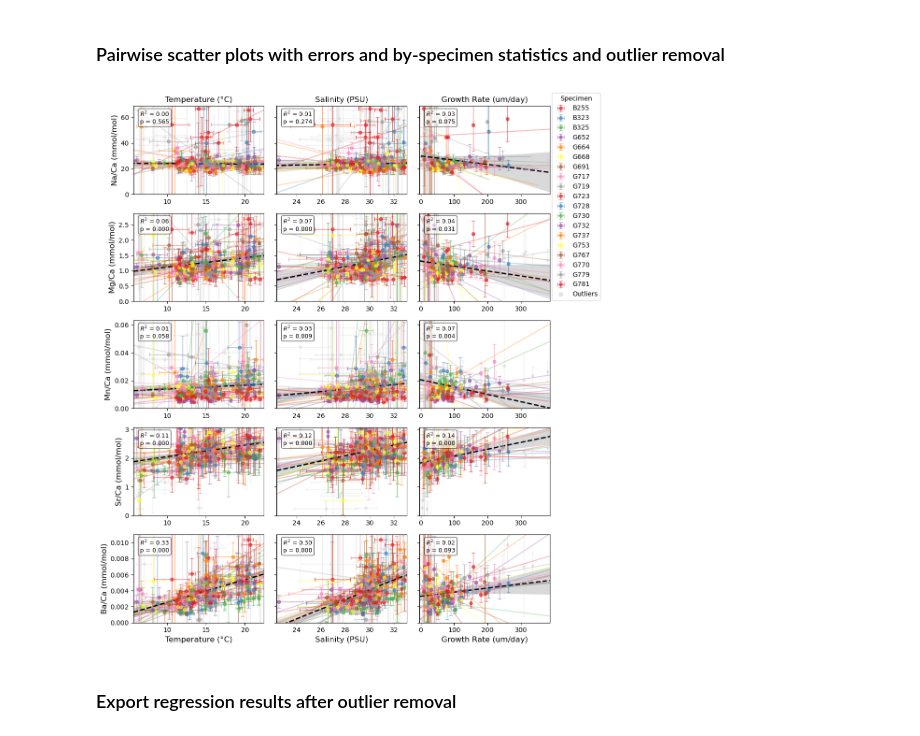
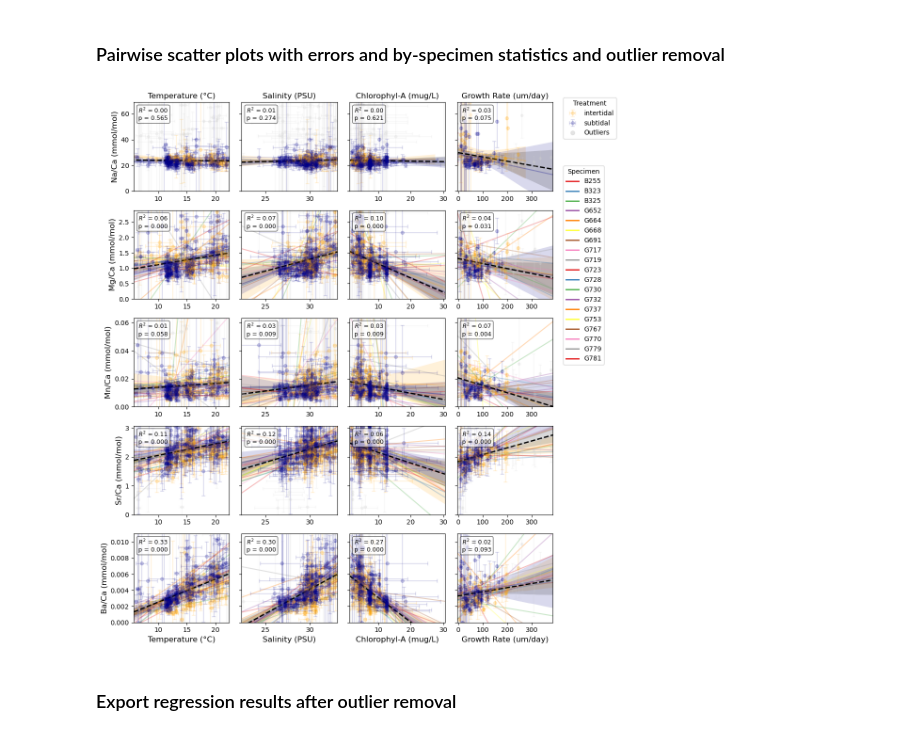
Before and after one commit to nielsjdewinter/Cleanalyze_python, a Jupyter notebook: Regress_plot_TE_env_growth.ipynb, the cells around one changed output. Drawn from its saved outputs; the diff is of its cells as text; code cells hidden in the pictures.

```diff
--- a/Regress_plot_TE_env_growth.ipynb
+++ b/Regress_plot_TE_env_growth.ipynb
@@ -122,6 +124,8 @@ for file in os.listdir(folder_path):
         )
         # Add a column for the specimen name
         file_data['specimen'] = file.split('_')[0]  # Specimen name is the first part of the filename
+        # Add column separating subtidal vs intertidal treatments
+        file_data['treatment'] = 'intertidal' if file.split('_')[1] == 'int' else 'subtidal' if file.split('_')[1] == 'sub' else 'unknown'
         # Concatenate into a single DataFrame
         all_data = pd.concat([all_data, file_data], ignore_index=True)
 
@@ -171,7 +175,7 @@ dtype: object
 ### Summarize elemental, growth and environmental values per specimen and per interval
 # %%
 # Summarize elemental, growth and environmental values per specimen and per interval,
-data_summary = all_data.groupby(['specimen', 'peak']).agg(
+data_summary = all_data.groupby(['specimen', 'peak', 'treatment']).agg(
     NaCa_mean=('23Na/43Ca', 'mean'),
     NaCa_sd=('23Na/43Ca', 'std'),
     MgCa_mean=('25Mg/43Ca', 'mean'),
@@ -188,6 +192,8 @@ data_summary = all_data.groupby(['specimen', 'peak']).agg(
     T_sd=('T', 'std'),
     S_mean=('S', 'mean'),
     S_sd=('S', 'std'),
+    Chl_mean=('Chl', 'mean'),
+    Chl_sd=("Chl", 'std'),
     N=('23Na/43Ca', 'count')
 ).reset_index()
 
@@ -525,6 +597,7 @@ def remove_outliers_iqr(df, x_col, y_col, k=1.5):
 predictor_display_names = {
     'T_mean': 'Temperature (°C)',
     'S_mean': 'Salinity (PSU)',
+    'Chl_mean': 'Chlorophyl-A (mug/L)',
     'growth_mean': 'Growth Rate (um/day)'
 }
 
@@ -539,6 +612,7 @@ response_display_names = {
 predictor_names = {
     'T_mean': 'T_sd',
     'S_mean': 'S_sd',
+    'Chl_mean': 'Chl_sd',
     'growth_mean': 'growth_sd'
 }
 
@@ -559,9 +633,14 @@ specimens = data_summary['specimen'].unique()
 palette = sns.color_palette("Set1", n_colors=len(specimens))
 specimen_colors = dict(zip(specimens, palette))
 
+# Assign unique colors per treatment
+treatments = data_summary['treatment'].unique()
+treatment_colors = {'subtidal': 'darkblue', 'intertidal': 'orange'}
+
 # Store regression stats
 global_stats_lin_outliers = {}      # global regression stats
-specimen_stats_lin_outliers = {}    # optional, not plotted
+specimen_stats_lin_outliers = {}    # for export, not plotted
+treatment_stats_lin_outliers = {}   # for export, not plotted
 
 # Initialize the figure and axes for pairwise scatter plots
 fig, axs = plt.subplots(len(responses), len(predictors), figsize=(10, 12), sharex='col', sharey='row')
@@ -601,8 +680,28 @@ for i, response in enumerate(responses):
                     'p': np.nan
                 }
 
-            # Set color for the specimen
-            color = specimen_colors[specimen]
+        # Secondly, plot per treatment
+        for treatment in treatments:
+            df_subset_raw = data_summary[data_summary['treatment'] == treatment] # Isolate data per treatment group
+            df_subset = remove_outliers_iqr(df_subset_raw, predictor, response) # Clean data
+            # Set color for the treatment
+            color = treatment_colors[treatment]
+
+            # Compute and store treatment-specific stats
+            df_regs = df_subset.dropna(subset=[predictor, response])
+            Xs = sm.add_constant(df_regs[predictor])
+            ys = df_regs[response]
+            if len(Xs) > 2:
+                model_s = sm.OLS(ys, Xs).fit()
+                treatment_stats_lin_outliers[(response, predictor, treatment)] = {
+                    'r2': model_s.rsquared,
+                    'p': model_s.pvalues[predictor]
+                }
+            else:
+                treatment_stats_lin_outliers[(response, predictor, treatment)] = {
+                    'r2': np.nan,
+                    'p': np.nan
+                }
 
             # Extract x, y, and error values for the current specimen
             # Separate raw and filtered data
@@ -624,7 +723,7 @@ for i, response in enumerate(responses):
                         fmt='o',
                         color='lightgray',
                         elinewidth=1,
-                        alpha=0.4,
+                        alpha=0.2,
                         markersize=4,
                         capsize=2)
 
@@ -636,10 +735,24 @@ for i, response in enumerate(responses):
                         fmt='o',
                         color=color,
                         elinewidth=1,
-                        alpha=0.6,
+                        alpha=0.2,
                         markersize=5,
                         capsize=3,
-                        label=specimen if (i == 0 and j == 0) else None)  # only label once for legend
+                        label=treatment if (i == 0 and j == 0) else None)  # only label once for legend
+
+            # Plot regression line per treatment
+            sns.regplot(
+                x=predictor,
+                y=response,
+                data=df_subset,
+                scatter=False,
+                ax=ax,
+                ci=95,
+                color=treatment_colors[treatment],
+                line_kws={"lw": 1.5, "alpha": 0.3},
+                truncate=False
+            )
+
         # Plot global regression line (all specimens)
         df_reg = remove_outliers_iqr(data_summary, predictor, response)
         df_reg = df_reg[[predictor, response]].dropna()
@@ -689,35 +802,50 @@ for i, response in enumerate(responses):
             0,
             df_reg[response].max() + df_reg[response].std()
         )
         # Set limits for x-axis based on data
         ax.set_xlim(
             data_summary[predictor].min() - 0.1 * data_summary[predictor].std(),
             data_summary[predictor].max() + 0.1 * data_summary[predictor].std()
         )
 
         # Set x-axis tick labels on all plots
         ax.tick_params(axis='x', which='both', labelbottom=True)
 
         # Remove x-axis labels for all but the last row
         if i < len(responses) - 1:
             ax.set_xlabel('')
         else:
             ax.set_xlabel(predictor_display_names[predictor], fontsize=12)
 
 # Add legend outside plot (only once)
 handles, labels = axs[0, 0].get_legend_handles_labels()
 # Add outlier legend handle (grey dot)
 outlier_handle = Line2D([0], [0], marker='o', color='lightgray', label='Outliers',
                         linestyle='None', markersize=6, markerfacecolor='lightgray', alpha=0.6)
 # Append to handles
 handles.append(outlier_handle)
 labels.append('Outliers')
-fig.legend(handles, labels, loc='upper right', bbox_to_anchor=(1.1, 1.0), title="Specimen")
+fig.legend(handles, labels, loc='lower left', bbox_to_anchor=(1.0, 0.9), title="Treatment")
+
+# Specimen legend
+specimen_legend_handles = [
+    Line2D([0], [0], color=specimen_colors[spec], lw=2, label=spec)
+    for spec in specimens
+]
+
+# Add specimen legend to the left of the figure
+fig.legend(
+    handles=specimen_legend_handles,
+    loc='lower left',
+    bbox_to_anchor=(1.0, 0.5),
+    title='Specimen',
+    fontsize=10
+)
 
 plt.tight_layout()
 plt.show()
 # %% [output]
-[figure, old version]
+[figure, new version]
 # %% [markdown]
 ### Export regression results after outlier removal
 # %%
```
Also changed, not shown: parts of 31 cells of this notebook, 14 other files.
